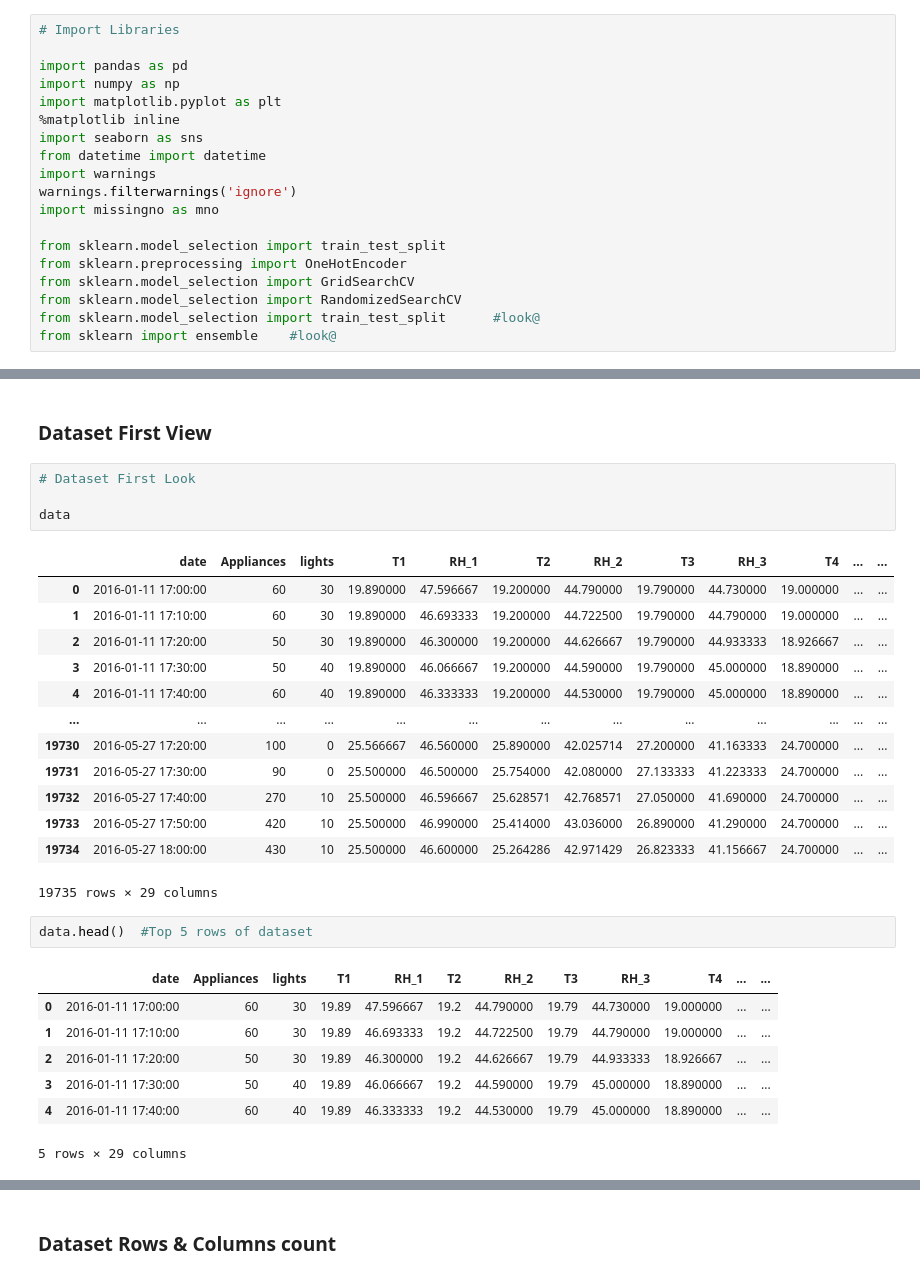
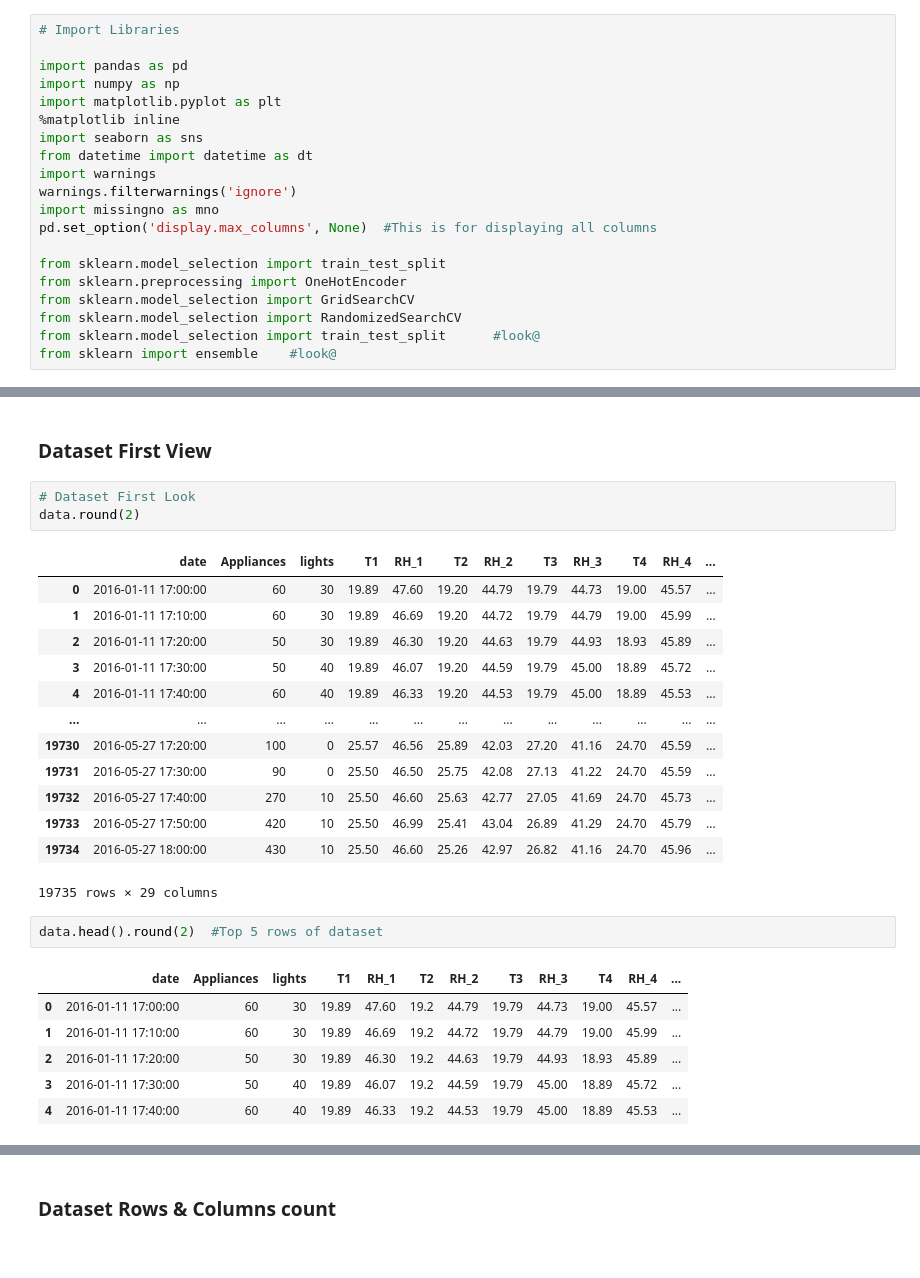
Before and after one commit to 1002Sam/Regression-Project---Appliance-Energy-Prediction, a Jupyter notebook: Regression_Project_Appliance_Energy_Prediction.ipynb, the cells around one changed output, grey strips where cells are left out. Saved outputs shown, nothing was run; the diff lists cells and outputs as text.

```diff
--- a/Regression_Project_Appliance_Energy_Prediction.ipynb
+++ b/Regression_Project_Appliance_Energy_Prediction.ipynb
@@ -85,10 +85,11 @@ import numpy as np
 import matplotlib.pyplot as plt
 %matplotlib inline
 import seaborn as sns
-from datetime import datetime
+from datetime import datetime as dt
 import warnings
 warnings.filterwarnings('ignore')
 import missingno as mno
+pd.set_option('display.max_columns', None)  #This is for displaying all columns
 
 from sklearn.model_selection import train_test_split
 from sklearn.preprocessing import OneHotEncoder
@@ -110,30 +111,28 @@ data = pd.read_csv('/content/drive/MyDrive/AlmaBetter /Machine Learning/2. Capst
 ### Dataset First View
 # %%
 # Dataset First Look
-
-data
+data.round(2)
 # %% [output]
-|  | date | Appliances | lights | T1 | RH_1 | T2 | RH_2 | T3 | RH_3 | T4 | ... | ... |
-| 0 | 2016-01-11 17:00:00 | 60 | 30 | 19.890000 | 47.596667 | 19.200000 | 44.790000 | 19.790000 | 44.730000 | 19.000000 | ... | ... |
-| 1 | 2016-01-11 17:10:00 | 60 | 30 | 19.890000 | 46.693333 | 19.200000 | 44.722500 | 19.790000 | 44.790000 | 19.000000 | ... | ... |
-| 2 | 2016-01-11 17:20:00 | 50 | 30 | 19.890000 | 46.300000 | 19.200000 | 44.626667 | 19.790000 | 44.933333 | 18.926667 | ... | ... |
-| 3 | 2016-01-11 17:30:00 | 50 | 40 | 19.890000 | 46.066667 | 19.200000 | 44.590000 | 19.790000 | 45.000000 | 18.890000 | ... | ... |
-| 4 | 2016-01-11 17:40:00 | 60 | 40 | 19.890000 | 46.333333 | 19.200000 | 44.530000 | 19.790000 | 45.000000 | 18.890000 | ... | ... |
+|  | date | Appliances | lights | T1 | RH_1 | T2 | RH_2 | T3 | RH_3 | T4 | RH_4 | ... |
+| 0 | 2016-01-11 17:00:00 | 60 | 30 | 19.89 | 47.60 | 19.20 | 44.79 | 19.79 | 44.73 | 19.00 | 45.57 | ... |
+| 1 | 2016-01-11 17:10:00 | 60 | 30 | 19.89 | 46.69 | 19.20 | 44.72 | 19.79 | 44.79 | 19.00 | 45.99 | ... |
+| 2 | 2016-01-11 17:20:00 | 50 | 30 | 19.89 | 46.30 | 19.20 | 44.63 | 19.79 | 44.93 | 18.93 | 45.89 | ... |
+| 3 | 2016-01-11 17:30:00 | 50 | 40 | 19.89 | 46.07 | 19.20 | 44.59 | 19.79 | 45.00 | 18.89 | 45.72 | ... |
+| 4 | 2016-01-11 17:40:00 | 60 | 40 | 19.89 | 46.33 | 19.20 | 44.53 | 19.79 | 45.00 | 18.89 | 45.53 | ... |
 | ... | ... | ... | ... | ... | ... | ... | ... | ... | ... | ... | ... | ... |
-| 19730 | 2016-05-27 17:20:00 | 100 | 0 | 25.566667 | 46.560000 | 25.890000 | 42.025714 | 27.200000 | 41.163333 | 24.700000 | ... | ... |
-| 19731 | 2016-05-27 17:30:00 | 90 | 0 | 25.500000 | 46.500000 | 25.754000 | 42.080000 | 27.133333 | 41.223333 | 24.700000 | ... | ... |
-| 19732 | 2016-05-27 17:40:00 | 270 | 10 | 25.500000 | 46.596667 | 25.628571 | 42.768571 | 27.050000 | 41.690000 | 24.700000 | ... | ... |
-| 19733 | 2016-05-27 17:50:00 | 420 | 10 | 25.500000 | 46.990000 | 25.414000 | 43.036000 | 26.890000 | 41.290000 | 24.700000 | ... | ... |
-| 19734 | 2016-05-27 18:00:00 | 430 | 10 | 25.500000 | 46.600000 | 25.264286 | 42.971429 | 26.823333 | 41.156667 | 24.700000 | ... | ... |
+| 19730 | 2016-05-27 17:20:00 | 100 | 0 | 25.57 | 46.56 | 25.89 | 42.03 | 27.20 | 41.16 | 24.70 | 45.59 | ... |
+| 19731 | 2016-05-27 17:30:00 | 90 | 0 | 25.50 | 46.50 | 25.75 | 42.08 | 27.13 | 41.22 | 24.70 | 45.59 | ... |
+| 19732 | 2016-05-27 17:40:00 | 270 | 10 | 25.50 | 46.60 | 25.63 | 42.77 | 27.05 | 41.69 | 24.70 | 45.73 | ... |
+| 19733 | 2016-05-27 17:50:00 | 420 | 10 | 25.50 | 46.99 | 25.41 | 43.04 | 26.89 | 41.29 | 24.70 | 45.79 | ... |
+| 19734 | 2016-05-27 18:00:00 | 430 | 10 | 25.50 | 46.60 | 25.26 | 42.97 | 26.82 | 41.16 | 24.70 | 45.96 | ... |
 19735 rows × 29 columns
 # %%
-data.head()  #Top 5 rows of dataset
+data.head().round(2)  #Top 5 rows of dataset
 # %% [output]
-|  | date | Appliances | lights | T1 | RH_1 | T2 | RH_2 | T3 | RH_3 | T4 | ... | ... |
-| 0 | 2016-01-11 17:00:00 | 60 | 30 | 19.89 | 47.596667 | 19.2 | 44.790000 | 19.79 | 44.730000 | 19.000000 | ... | ... |
-| 1 | 2016-01-11 17:10:00 | 60 | 30 | 19.89 | 46.693333 | 19.2 | 44.722500 | 19.79 | 44.790000 | 19.000000 | ... | ... |
-| 2 | 2016-01-11 17:20:00 | 50 | 30 | 19.89 | 46.300000 | 19.2 | 44.626667 | 19.79 | 44.933333 | 18.926667 | ... | ... |
-| 3 | 2016-01-11 17:30:00 | 50 | 40 | 19.89 | 46.066667 | 19.2 | 44.590000 | 19.79 | 45.000000 | 18.890000 | ... | ... |
-| 4 | 2016-01-11 17:40:00 | 60 | 40 | 19.89 | 46.333333 | 19.2 | 44.530000 | 19.79 | 45.000000 | 18.890000 | ... | ... |
+|  | date | Appliances | lights | T1 | RH_1 | T2 | RH_2 | T3 | RH_3 | T4 | RH_4 | ... |
+| 0 | 2016-01-11 17:00:00 | 60 | 30 | 19.89 | 47.60 | 19.2 | 44.79 | 19.79 | 44.73 | 19.00 | 45.57 | ... |
+| 1 | 2016-01-11 17:10:00 | 60 | 30 | 19.89 | 46.69 | 19.2 | 44.72 | 19.79 | 44.79 | 19.00 | 45.99 | ... |
+| 2 | 2016-01-11 17:20:00 | 50 | 30 | 19.89 | 46.30 | 19.2 | 44.63 | 19.79 | 44.93 | 18.93 | 45.89 | ... |
+| 3 | 2016-01-11 17:30:00 | 50 | 40 | 19.89 | 46.07 | 19.2 | 44.59 | 19.79 | 45.00 | 18.89 | 45.72 | ... |
+| 4 | 2016-01-11 17:40:00 | 60 | 40 | 19.89 | 46.33 | 19.2 | 44.53 | 19.79 | 45.00 | 18.89 | 45.53 | ... |
-5 rows × 29 columns
 # %%
```
Also changed, not shown: parts of 82 cells of this notebook.
